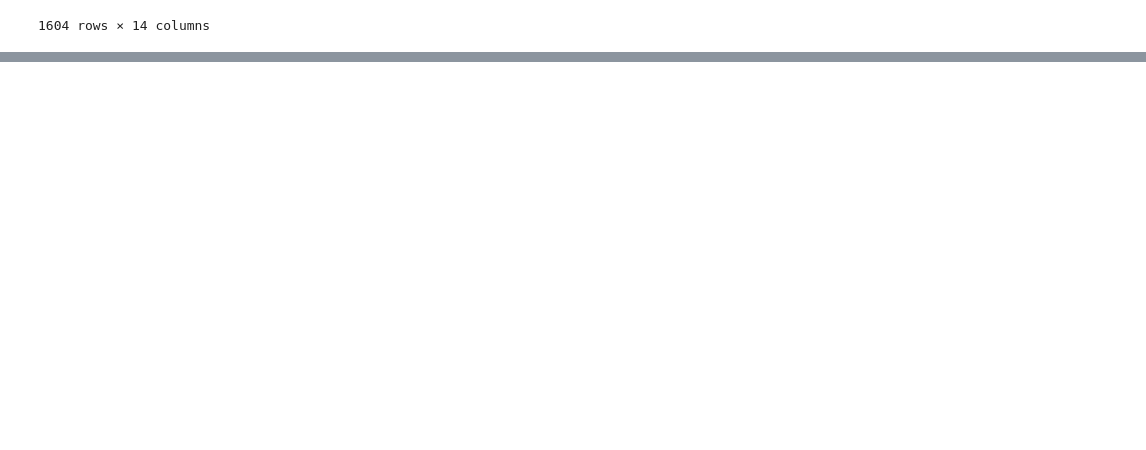
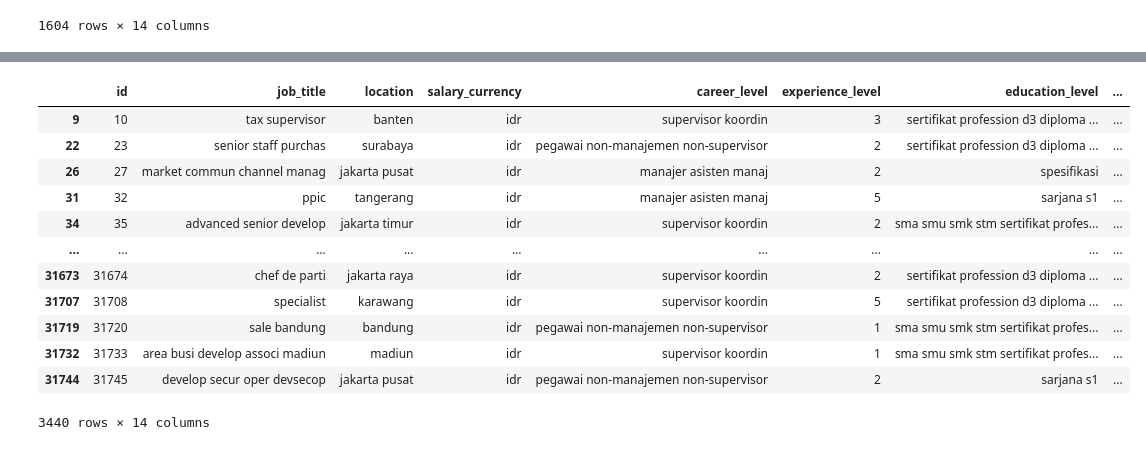
Before and after one commit to TeguhPermana666/Find_IT, a Jupyter notebook: Analisis.ipynb, the cells around one changed output, grey strips where cells are left out. Drawn from its saved outputs; the diff is of its cells as text; code cells hidden in the pictures; blank space fills up the shorter version.

Commit message:
[Preprocessing Categorical Training Data]

```diff
--- a/Analisis.ipynb
+++ b/Analisis.ipynb
@@ -357,0 +604,2 @@ X_test
+# %%
+X_train["job_benefits"]=X_train["job_benefits"].apply(transform_text)
@@ -357,0 +636,2 @@ X_test
+# %%
+X_train["company_size"]=X_train["company_size"].apply(transform_text)
@@ -357,0 +653,2 @@ X_test
+# %%
+X_train["company_industry"]=X_train["company_industry"].apply(transform_text)
@@ -357,0 +670,2 @@ X_test
+# %%
+X_train["job_description"]=X_train["job_description"].apply(transform_text)
@@ -357,0 +687,16 @@ X_test
+# %%
+X_train
+# %% [output]
+|  | id | job_title | location | salary_currency | career_level | experience_level | education_level | ... |
+| 9 | 10 | tax supervisor | banten | idr | supervisor koordin | 3 | sertifikat profession d3 diploma ... | ... |
+| 22 | 23 | senior staff purchas | surabaya | idr | pegawai non-manajemen non-supervisor | 2 | sertifikat profession d3 diploma ... | ... |
+| 26 | 27 | market commun channel manag | jakarta pusat | idr | manajer asisten manaj | 2 | spesifikasi | ... |
+| 31 | 32 | ppic | tangerang | idr | manajer asisten manaj | 5 | sarjana s1 | ... |
+| 34 | 35 | advanced senior develop | jakarta timur | idr | supervisor koordin | 2 | sma smu smk stm sertifikat profes... | ... |
+| ... | ... | ... | ... | ... | ... | ... | ... | ... |
+| 31673 | 31674 | chef de parti | jakarta raya | idr | supervisor koordin | 2 | sertifikat profession d3 diploma ... | ... |
+| 31707 | 31708 | specialist | karawang | idr | supervisor koordin | 5 | sertifikat profession d3 diploma ... | ... |
+| 31719 | 31720 | sale bandung | bandung | idr | pegawai non-manajemen non-supervisor | 1 | sma smu smk stm sertifikat profes... | ... |
+| 31732 | 31733 | area busi develop associ madiun | madiun | idr | supervisor koordin | 1 | sma smu smk stm sertifikat profes... | ... |
+| 31744 | 31745 | develop secur oper devsecop | jakarta pusat | idr | pegawai non-manajemen non-supervisor | 2 | sarjana s1 | ... |
+3440 rows × 14 columns
```
Also changed, not shown: parts of 34 cells of this notebook.
